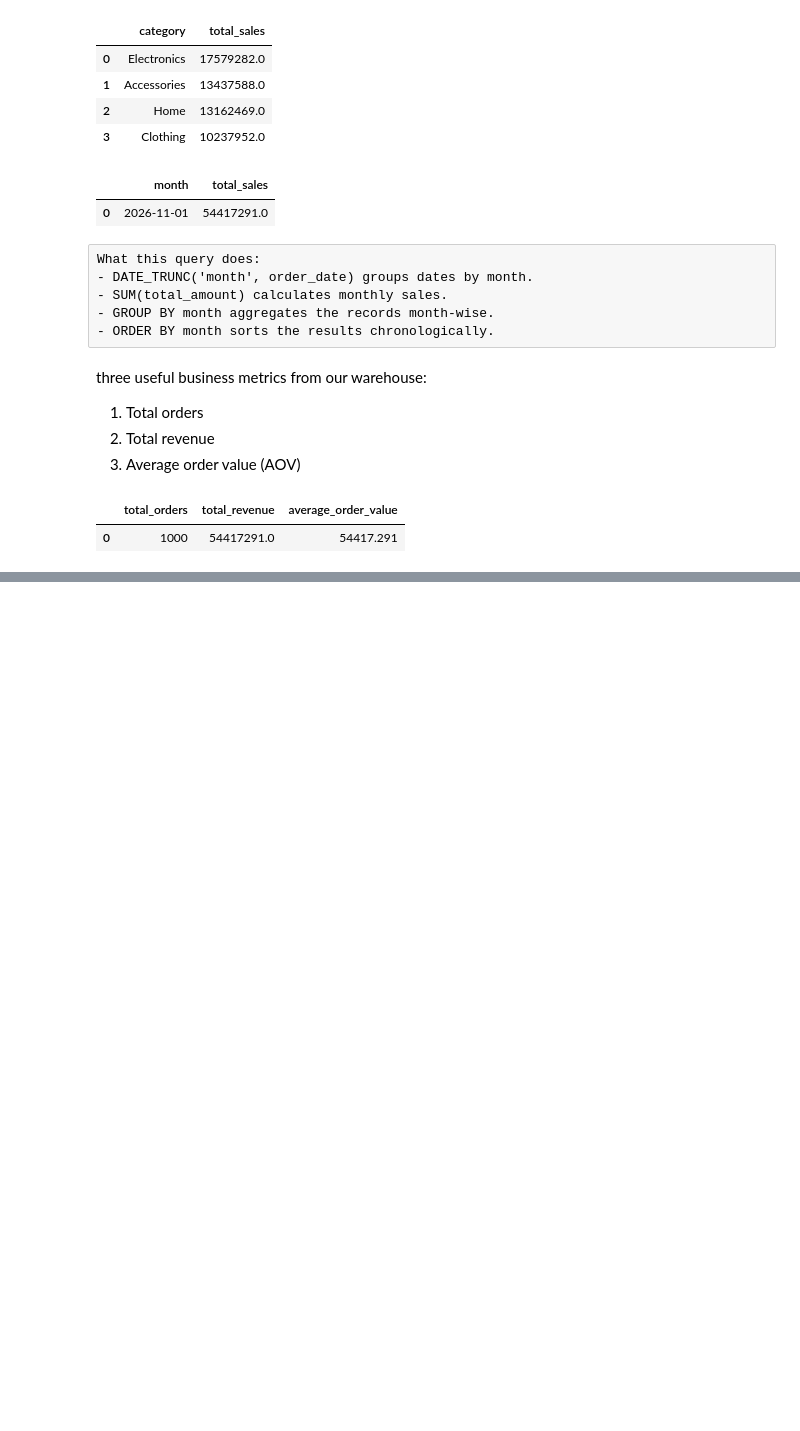
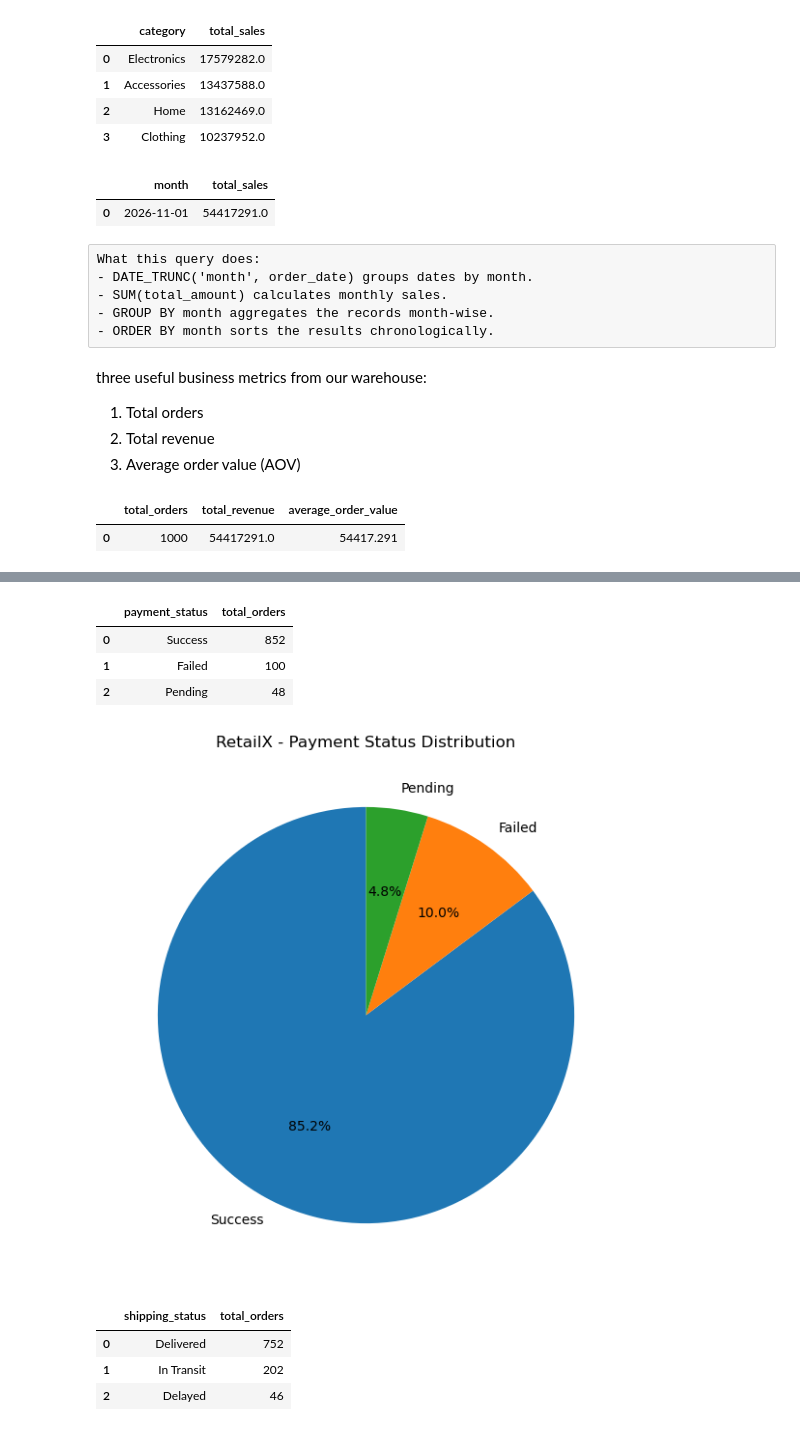
Before and after one commit to AbhayManhas26/end-to-end-data-engineering, a Jupyter notebook: 01_RetailX_Batch_Pipeline.ipynb, the cells around one changed output, grey strips where cells are left out. Drawn from its saved outputs; the diff is of its cells as text; code cells hidden in the pictures; blank space fills up the shorter version.

```diff
--- a/01_RetailX_Batch_Pipeline.ipynb
+++ b/01_RetailX_Batch_Pipeline.ipynb
@@ -1104,0 +1188,48 @@ display(business_metrics)
+# %%
+# Payment status breakdown
+payment_summary = con.execute("""
+    SELECT
+        payment_status,
+        COUNT(*) AS total_orders
+    FROM retailx_orders
+    GROUP BY payment_status
+    ORDER BY total_orders DESC
+""").df()
+
+payment_summary
+# %% [output]
+|  | payment_status | total_orders |
+| 0 | Success | 852 |
+| 1 | Failed | 100 |
+| 2 | Pending | 48 |
+# %%
+plt.figure(figsize=(7, 7))
+
+plt.pie(
+    payment_summary["total_orders"],
+    labels=payment_summary["payment_status"],
+    autopct="%1.1f%%",
+    startangle=90
+)
+
+plt.title("RetailX - Payment Status Distribution")
+plt.show()
+# %% [output]
+[figure, added]
+# %%
+# Shipping status breakdown
+shipping_summary = con.execute("""
+    SELECT
+        shipping_status,
+        COUNT(*) AS total_orders
+    FROM retailx_orders
+    GROUP BY shipping_status
+    ORDER BY total_orders DESC
+""").df()
+
+shipping_summary
+# %% [output]
+|  | shipping_status | total_orders |
+| 0 | Delivered | 752 |
+| 1 | In Transit | 202 |
+| 2 | Delayed | 46 |
```
Also changed, not shown: parts of 11 cells of this notebook, 1 other file.
